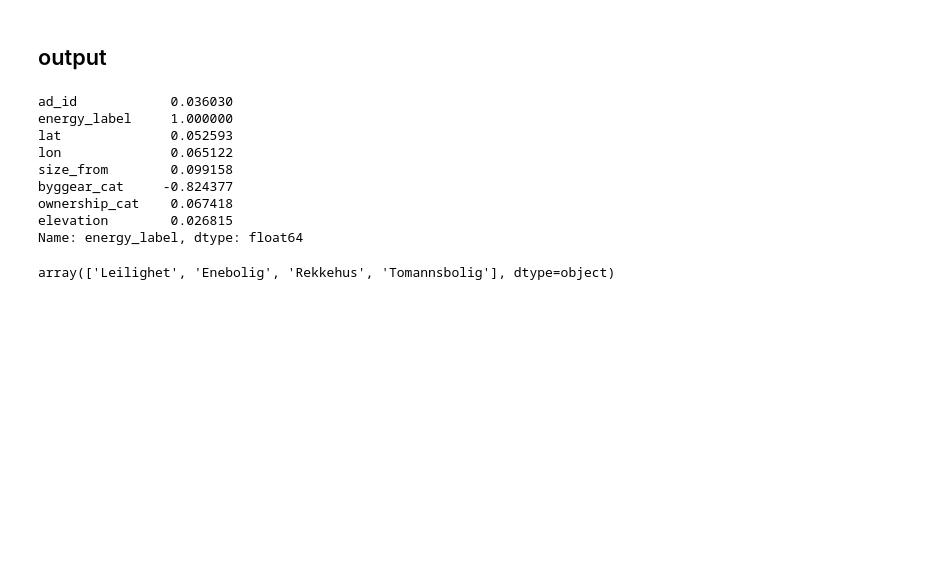
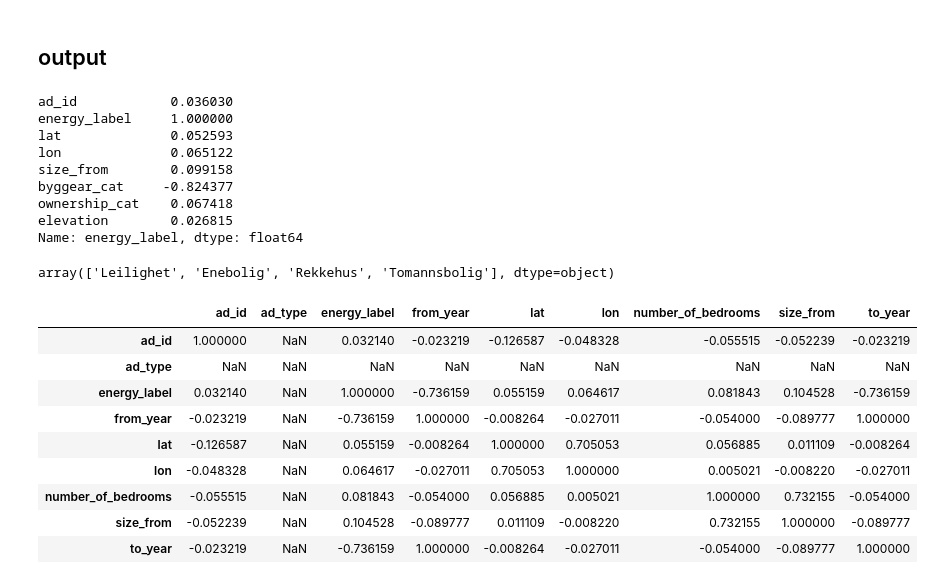
Before and after one commit to sysco-middleware/CLimateHackathon2022, a Jupyter notebook: Cleaning data .ipynb, the cells around one changed output. Saved outputs shown, nothing was run; the diff lists cells and outputs as text; code cells hidden in the pictures; blank space fills up the shorter version.

```diff
--- a/Cleaning data .ipynb
+++ b/Cleaning data .ipynb
@@ -310,3 +310,18 @@ Name: energy_label, dtype: float64
 df['property_type_description'].unique()
 # %% [output]
 array(['Leilighet', 'Enebolig', 'Rekkehus', 'Tomannsbolig'], dtype=object)
+# %%
+df2 = pd.DataFrame(data)
+# %%
+df2.corr()
+# %% [output]
+|  | ad_id | ad_type | energy_label | from_year | lat | lon | number_of_bedrooms | size_from | to_year |
+| ad_id | 1.000000 | NaN | 0.032140 | -0.023219 | -0.126587 | -0.048328 | -0.055515 | -0.052239 | -0.023219 |
+| ad_type | NaN | NaN | NaN | NaN | NaN | NaN | NaN | NaN | NaN |
+| energy_label | 0.032140 | NaN | 1.000000 | -0.736159 | 0.055159 | 0.064617 | 0.081843 | 0.104528 | -0.736159 |
+| from_year | -0.023219 | NaN | -0.736159 | 1.000000 | -0.008264 | -0.027011 | -0.054000 | -0.089777 | 1.000000 |
+| lat | -0.126587 | NaN | 0.055159 | -0.008264 | 1.000000 | 0.705053 | 0.056885 | 0.011109 | -0.008264 |
+| lon | -0.048328 | NaN | 0.064617 | -0.027011 | 0.705053 | 1.000000 | 0.005021 | -0.008220 | -0.027011 |
+| number_of_bedrooms | -0.055515 | NaN | 0.081843 | -0.054000 | 0.056885 | 0.005021 | 1.000000 | 0.732155 | -0.054000 |
+| size_from | -0.052239 | NaN | 0.104528 | -0.089777 | 0.011109 | -0.008220 | 0.732155 | 1.000000 | -0.089777 |
+| to_year | -0.023219 | NaN | -0.736159 | 1.000000 | -0.008264 | -0.027011 | -0.054000 | -0.089777 | 1.000000 |
```
Also changed, not shown: 1 other file.
